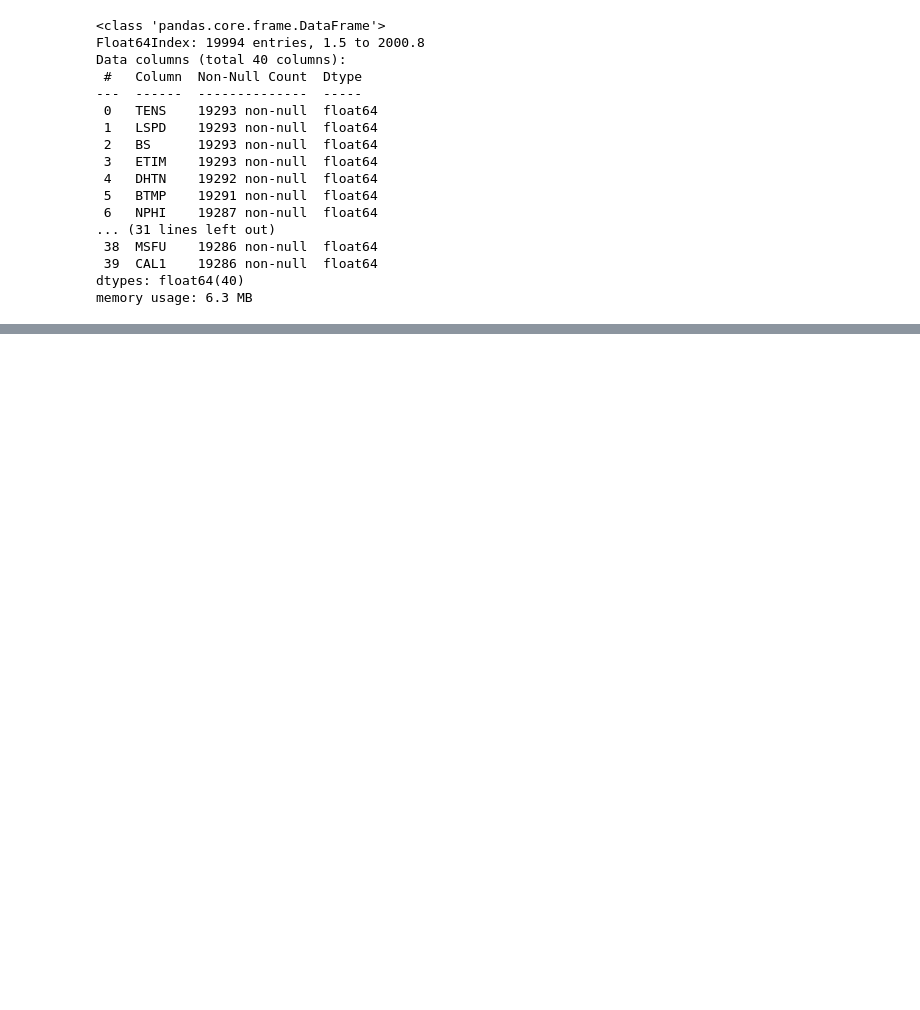
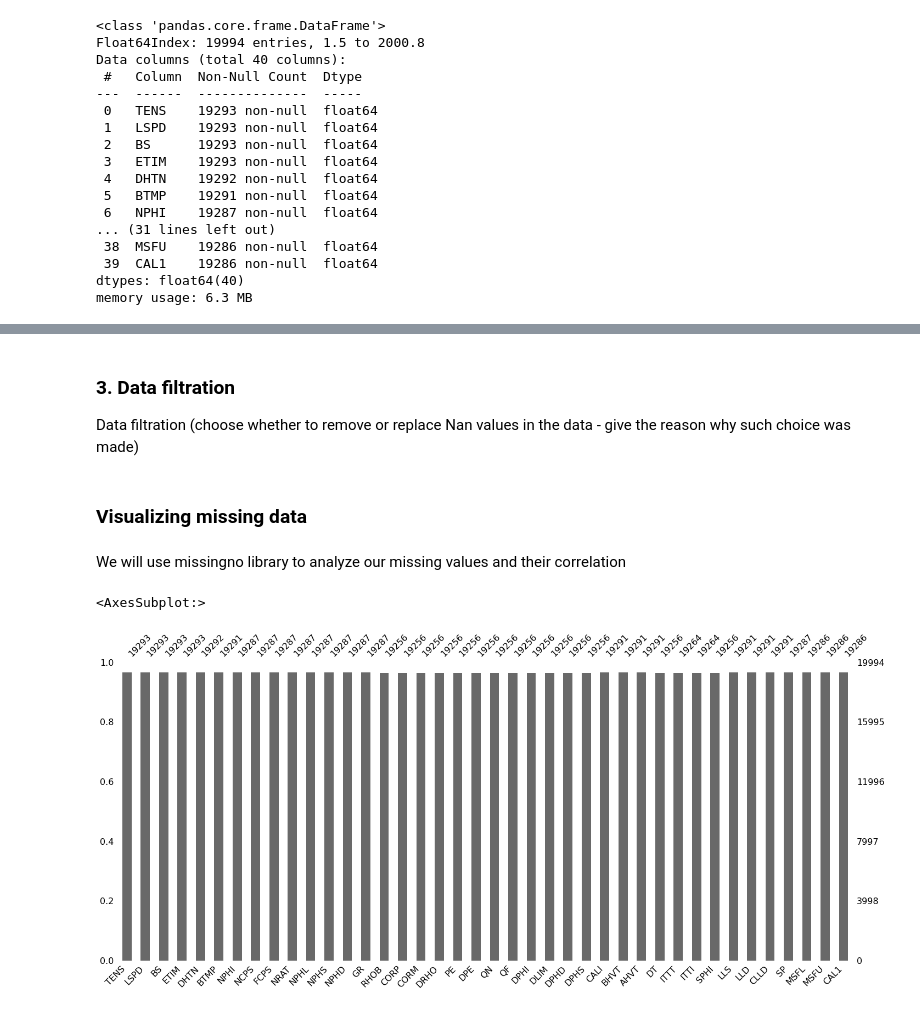
Before and after one commit to aliyusifov99/Well-Log-Data-Analysis, a Jupyter notebook: eda.ipynb, the cells around one changed output, grey strips where cells are left out. Saved outputs shown, nothing was run; the diff lists cells and outputs as text; code cells hidden in the pictures; blank space fills up the shorter version.

```diff
--- a/eda.ipynb
+++ b/eda.ipynb
@@ -78,0 +136,14 @@ memory usage: 6.3 MB
+# %% [markdown]
+### 3. Data filtration
+Data filtration (choose whether to remove or replace Nan values in the data - give the reason
+why such choice was made)
+# %% [markdown]
+### Visualizing missing data
+# %% [markdown]
+We will use missingno library to analyze our missing values and their correlation
+# %%
+# Bar plot
+msno.bar(las_df)
+# %% [output]
+<AxesSubplot:>
+[figure, added]
```
Also changed, not shown: parts of 30 cells of this notebook.
